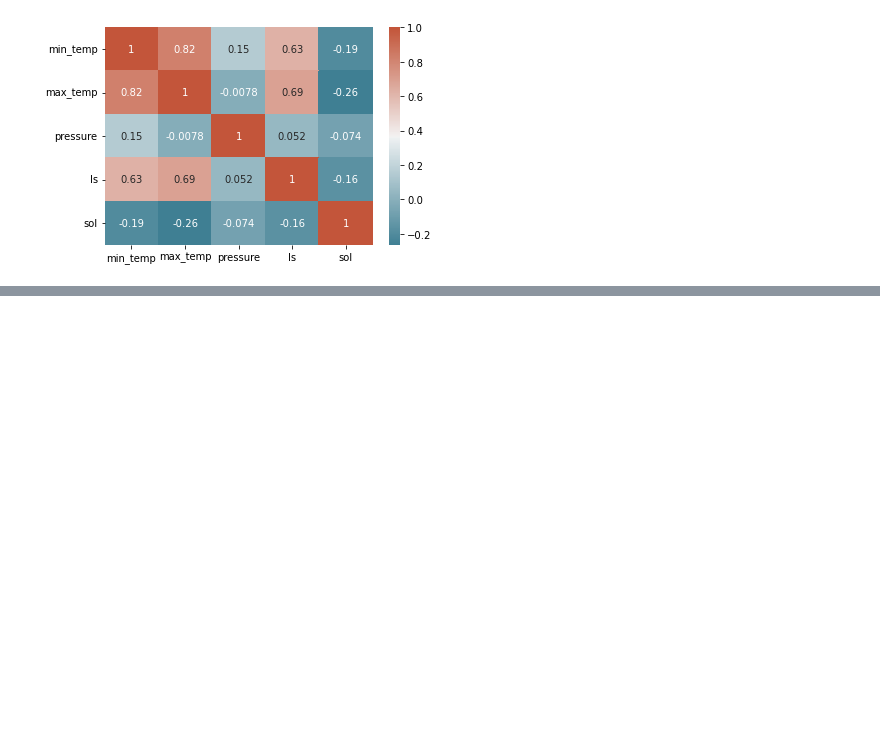
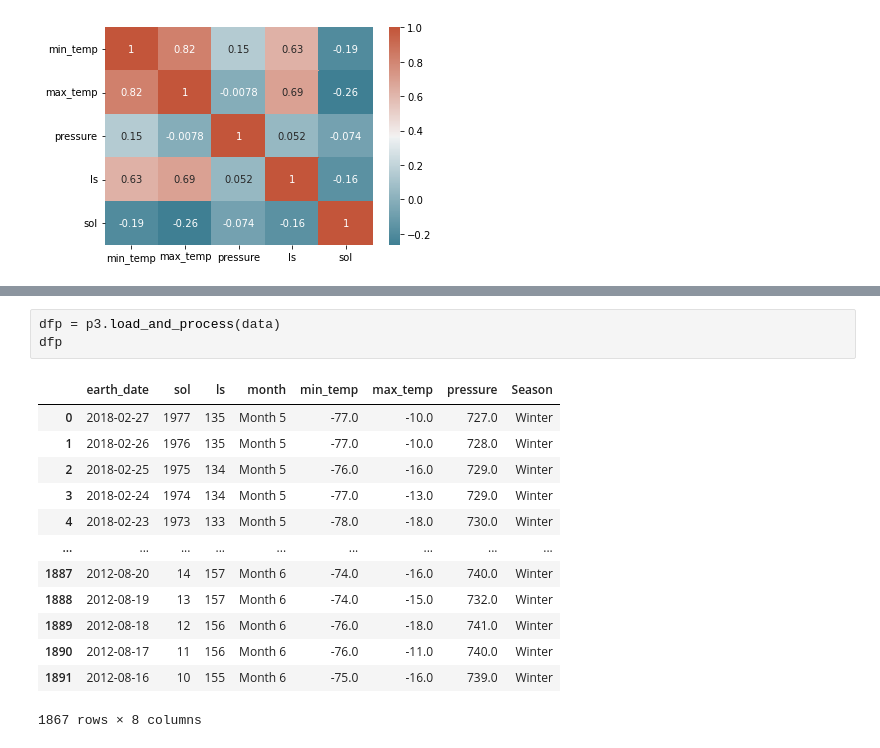
Before and after one commit to data301-2021-winter1/group15-project, a Jupyter notebook: notebooks/analysis2.ipynb, the cells around one changed output, grey strips where cells are left out. Cells and saved outputs as stored; diff of their text form; blank space fills up the shorter version.

```diff
--- a/notebooks/analysis2.ipynb
+++ b/notebooks/analysis2.ipynb
@@ -356,0 +382,17 @@ sns.heatmap(corr, xticklabels=corr.columns, yticklabels=corr.columns, annot=True
+# %%
+dfp = p3.load_and_process(data)
+dfp
+# %% [output]
+|  | earth_date | sol | ls | month | min_temp | max_temp | pressure | Season |
+| 0 | 2018-02-27 | 1977 | 135 | Month 5 | -77.0 | -10.0 | 727.0 | Winter |
+| 1 | 2018-02-26 | 1976 | 135 | Month 5 | -77.0 | -10.0 | 728.0 | Winter |
+| 2 | 2018-02-25 | 1975 | 134 | Month 5 | -76.0 | -16.0 | 729.0 | Winter |
+| 3 | 2018-02-24 | 1974 | 134 | Month 5 | -77.0 | -13.0 | 729.0 | Winter |
+| 4 | 2018-02-23 | 1973 | 133 | Month 5 | -78.0 | -18.0 | 730.0 | Winter |
+| ... | ... | ... | ... | ... | ... | ... | ... | ... |
+| 1887 | 2012-08-20 | 14 | 157 | Month 6 | -74.0 | -16.0 | 740.0 | Winter |
+| 1888 | 2012-08-19 | 13 | 157 | Month 6 | -74.0 | -15.0 | 732.0 | Winter |
+| 1889 | 2012-08-18 | 12 | 156 | Month 6 | -76.0 | -18.0 | 741.0 | Winter |
+| 1890 | 2012-08-17 | 11 | 156 | Month 6 | -76.0 | -11.0 | 740.0 | Winter |
+| 1891 | 2012-08-16 | 10 | 155 | Month 6 | -75.0 | -16.0 | 739.0 | Winter |
+1867 rows × 8 columns
```
Also changed, not shown: parts of 5 cells of this notebook, 1 other file.
